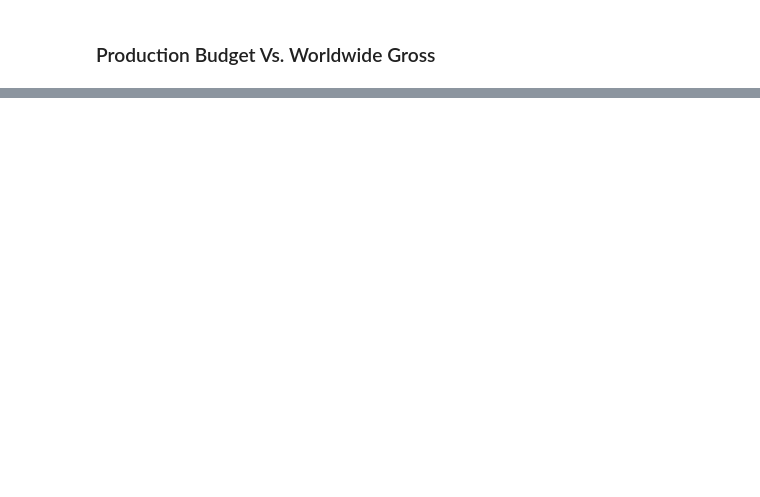
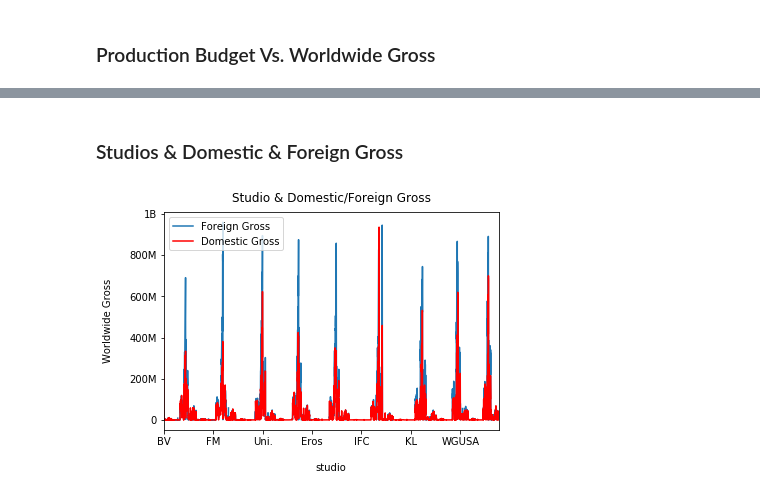
Before and after one commit to BlueViper8907/Microsoft-Movie-Studios, a Jupyter notebook: student.ipynb, the cells around one changed output, grey strips where cells are left out. Cells and saved outputs as stored; diff of their text form; code cells hidden in the pictures; blank space fills up the shorter version.

```diff
--- a/student.ipynb
+++ b/student.ipynb
@@ -245,0 +246,30 @@ plt.show()
+# %% [markdown]
+### Studios & Domestic & Foreign Gross
+# %%
+studio = df0['studio']
+
+domestic_gross = df0['domestic_gross']
+
+foreign_gross = df0['foreign_gross']
+
+df0['foreign_gross'] = df0['foreign_gross'].astype('str')
+df0['foreign_gross'] = df0['foreign_gross'].str.replace(',', '').astype(float)
+
+df0['year'] = df0['year'].astype('str')
+pd.to_datetime(pd.Series(df0['year']))
+df0.sort_values(by=['year'], inplace=True)
+# %%
+plt.xlabel("Studios", labelpad=16)
+plt.ylabel("Worldwide Gross", labelpad=16)
+plt.title("Studio & Domestic/Foreign Gross", y=1.02, fontsize=22)
+
+ax = plt.gca()
+ax.xaxis.set_major_formatter(tick.FuncFormatter(reformat_large_tick_values));
+ax.yaxis.set_major_formatter(tick.FuncFormatter(reformat_large_tick_values));
+df0.plot(kind='line',x='studio',y='foreign_gross', ax=ax)
+df0.plot(kind='line',x='studio', y='domestic_gross', color='red',ax=ax)
+plt.title('Studio & Domestic/Foreign Gross')
+plt.legend(['Foreign Gross', 'Domestic Gross'])
+plt.show()
+# %% [output]
+[figure, added]
```
Also changed, not shown: parts of 3 cells of this notebook.
